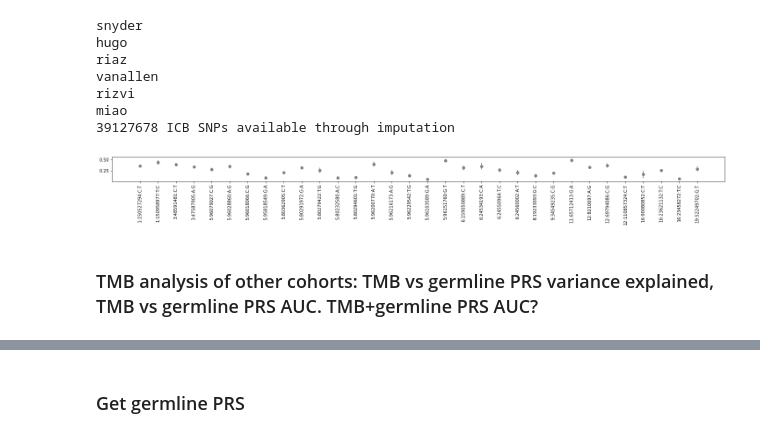
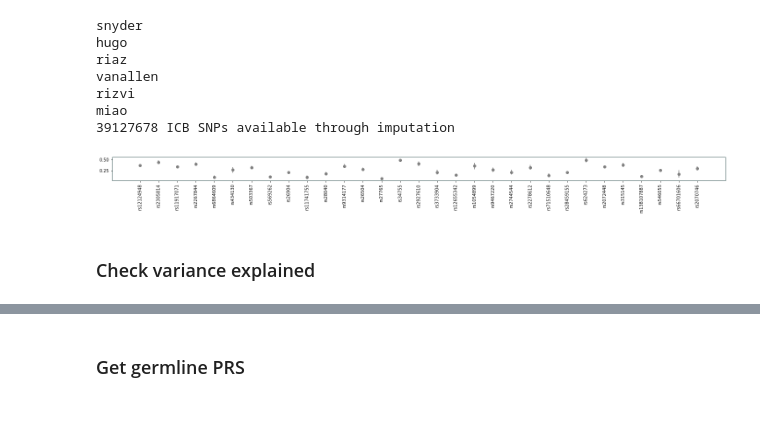
Before and after one commit to cartercompbio/TIMEgermline, a Jupyter notebook: notebooks/fig5-cancer-icb-response.ipynb, the cells around one changed output, grey strips where cells are left out. Cells and saved outputs as stored; diff of their text form; code cells hidden in the pictures.

```diff
--- a/notebooks/fig5-cancer-icb-response.ipynb
+++ b/notebooks/fig5-cancer-icb-response.ipynb
@@ -798,22 +855,29 @@ rizvi
 miao
 39127678 ICB SNPs available through imputation
 # %%
-compiled_icb_freq=compiled_freq[compiled_freq["ID"].isin(time_snps)]
+compiled_icb_freq=compiled_freq[compiled_freq["ID"].isin(compiled_icb["ID"].unique().tolist())]
 compiled_icb_freq=compiled_icb_freq[compiled_icb_freq.ID.isin(sd_metal_sig.sort_values(by="MarkerName")["MarkerName"].tolist())]
 df_freq=pd.merge(compiled_icb_freq[["ID","ALT_FREQS"]].groupby("ID").mean(),compiled_icb_freq[["ID","ALT_FREQS"]].groupby("ID").std(),right_index=True,left_index=True)
 df_freq.columns=["mean","std"]
 df_freq["chr"]=df_freq.index.str.split(":").str[0]
 df_freq["chr"]=df_freq["chr"].astype(int)
 df_freq=df_freq.sort_values(by="chr")
+# %%
+df_freq["rsid"]=df_freq.index.map(mp_rsid)
+# %%
+df_freq["bp"]=df_freq.index.str.split(":").str[1]
+df_freq["bp"]=df_freq["bp"].astype(int)
+# %%
+df_freq=df_freq.sort_values(by=["chr","bp"])
 # %%
 fig = plt.figure(figsize=(25,1))
-plt.errorbar(x=df_freq.index.tolist(),y=df_freq["mean"].tolist(),yerr=df_freq["std"].tolist(),fmt="o",color="gray")
+plt.errorbar(x=df_freq["rsid"].tolist(),y=df_freq["mean"].tolist(),yerr=df_freq["std"].tolist(),fmt="o",color="gray")
 plt.xticks(rotation=90)
 plt.savefig("../plots/fig5/maf.error.pdf")
 # %% [output]
-[figure, old version]
+[figure, new version]
-# %% [markdown]
-### TMB analysis of other cohorts: TMB vs germline PRS variance explained, TMB vs germline PRS AUC. TMB+germline PRS AUC?
+# %% [markdown]
+### Check variance explained
 # %%
 with open('/cellar/users/mpagadal/resources/tcga/ensembl_map.json', 'r') as f:
     ensembl = json.load(f)
```
Also changed, not shown: parts of 35 cells of this notebook, 33 other files.
